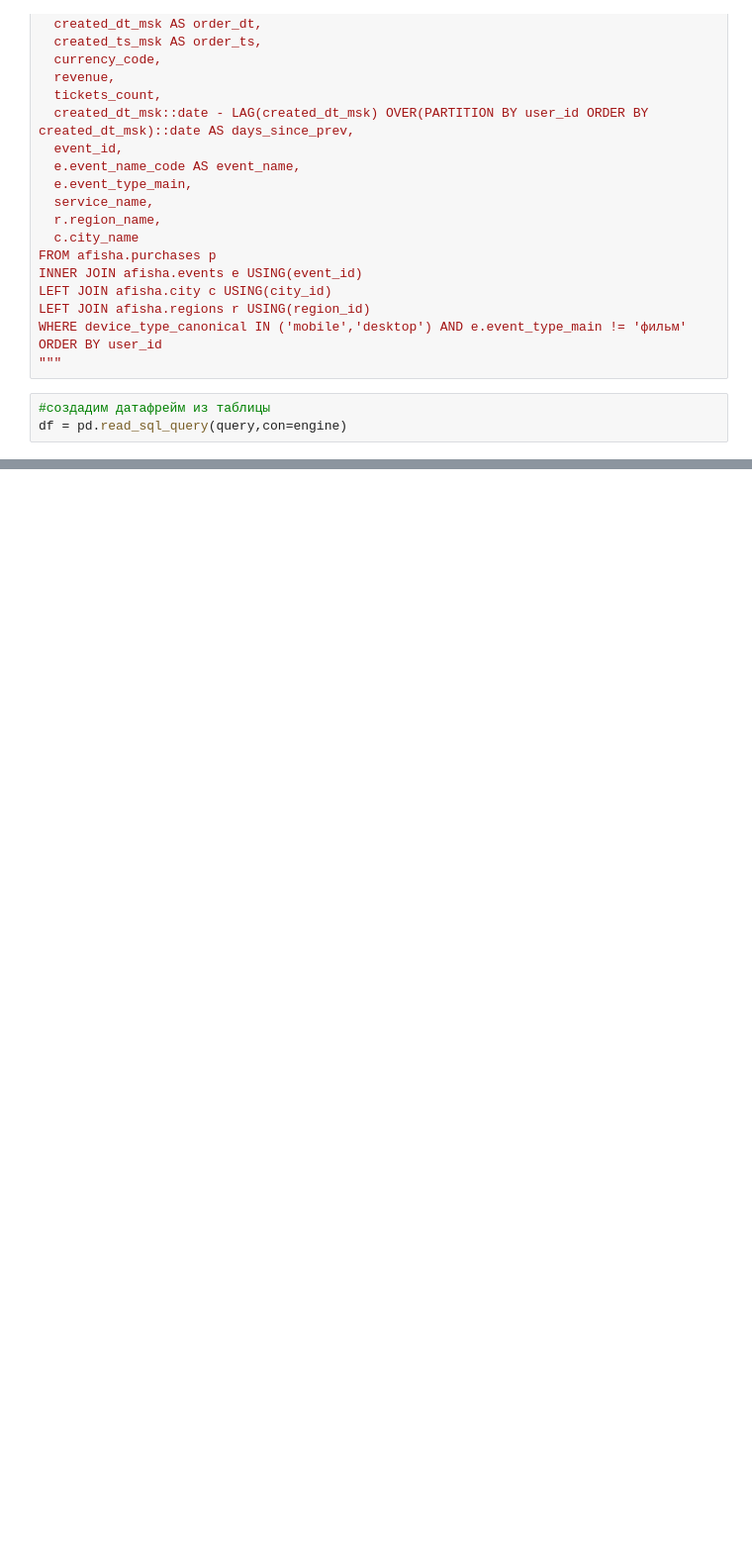
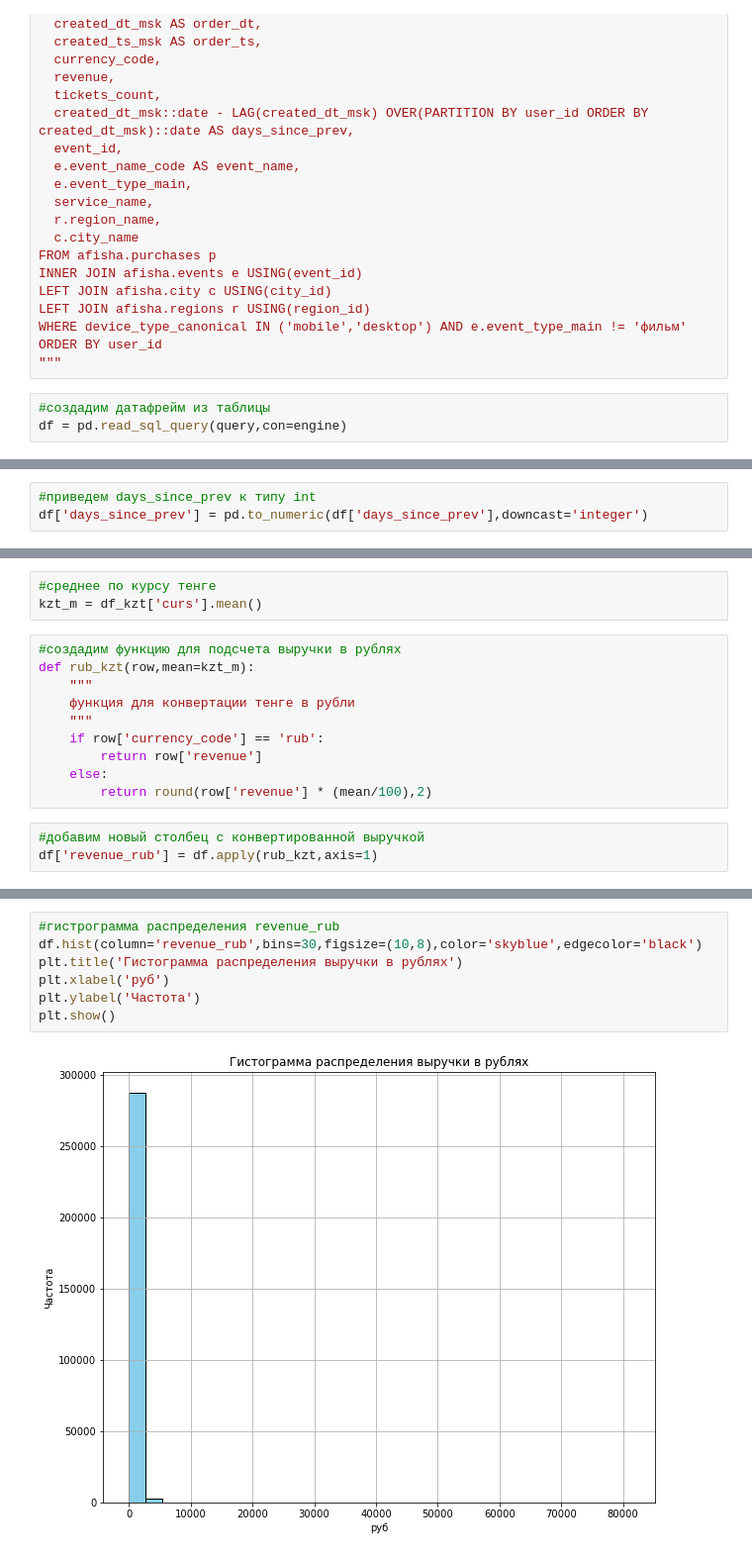
Before and after one commit to scavenger4/first_analysis, a Jupyter notebook: analys.ipynb, the cells around one changed output, grey strips where cells are left out. Shown at 99% size. Cells and saved outputs as stored; diff of their text form; blank space fills up the shorter version.

```diff
--- a/analys.ipynb
+++ b/analys.ipynb
@@ -126,0 +247,3 @@ df = pd.read_sql_query(query,con=engine)
+# %%
+#приведем days_since_prev к типу int
+df['days_since_prev'] = pd.to_numeric(df['days_since_prev'],downcast='integer')
@@ -126,0 +265,16 @@ df = pd.read_sql_query(query,con=engine)
+# %%
+#среднее по курсу тенге
+kzt_m = df_kzt['curs'].mean()
+# %%
+#создадим функцию для подсчета выручки в рублях
+def rub_kzt(row,mean=kzt_m):
+    """
+    функция для конвертации тенге в рубли
+    """
+    if row['currency_code'] == 'rub':
+        return row['revenue']
+    else:
+        return round(row['revenue'] * (mean/100),2)
+# %%
+#добавим новый столбец с конвертированной выручкой
+df['revenue_rub'] = df.apply(rub_kzt,axis=1)
@@ -126,0 +298,9 @@ df = pd.read_sql_query(query,con=engine)
+# %%
+#гистрограмма распределения revenue_rub
+df.hist(column='revenue_rub',bins=30,figsize=(10,8),color='skyblue',edgecolor='black')
+plt.title('Гистограмма распределения выручки в рублях')
+plt.xlabel('руб')
+plt.ylabel('Частота')
+plt.show()
+# %% [output]
+[figure, added]
```
Also changed, not shown: parts of 38 cells of this notebook.
